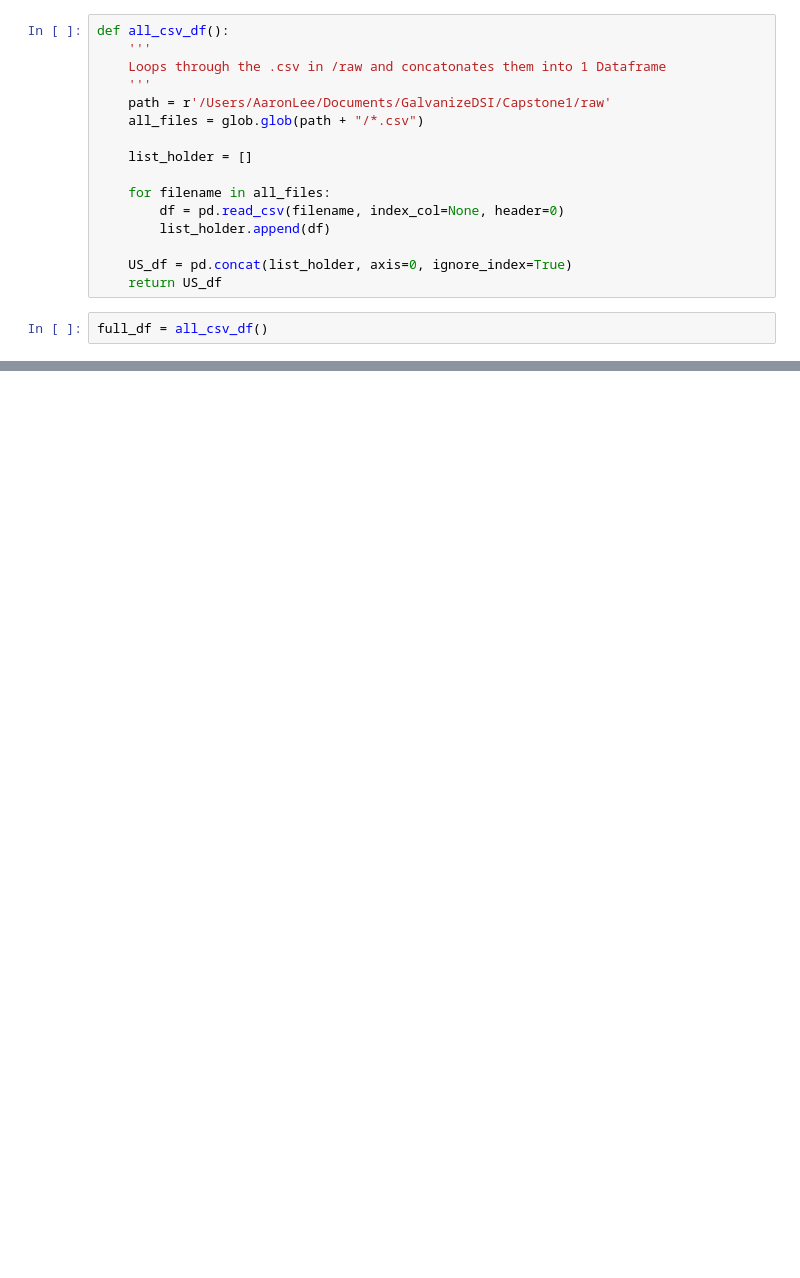
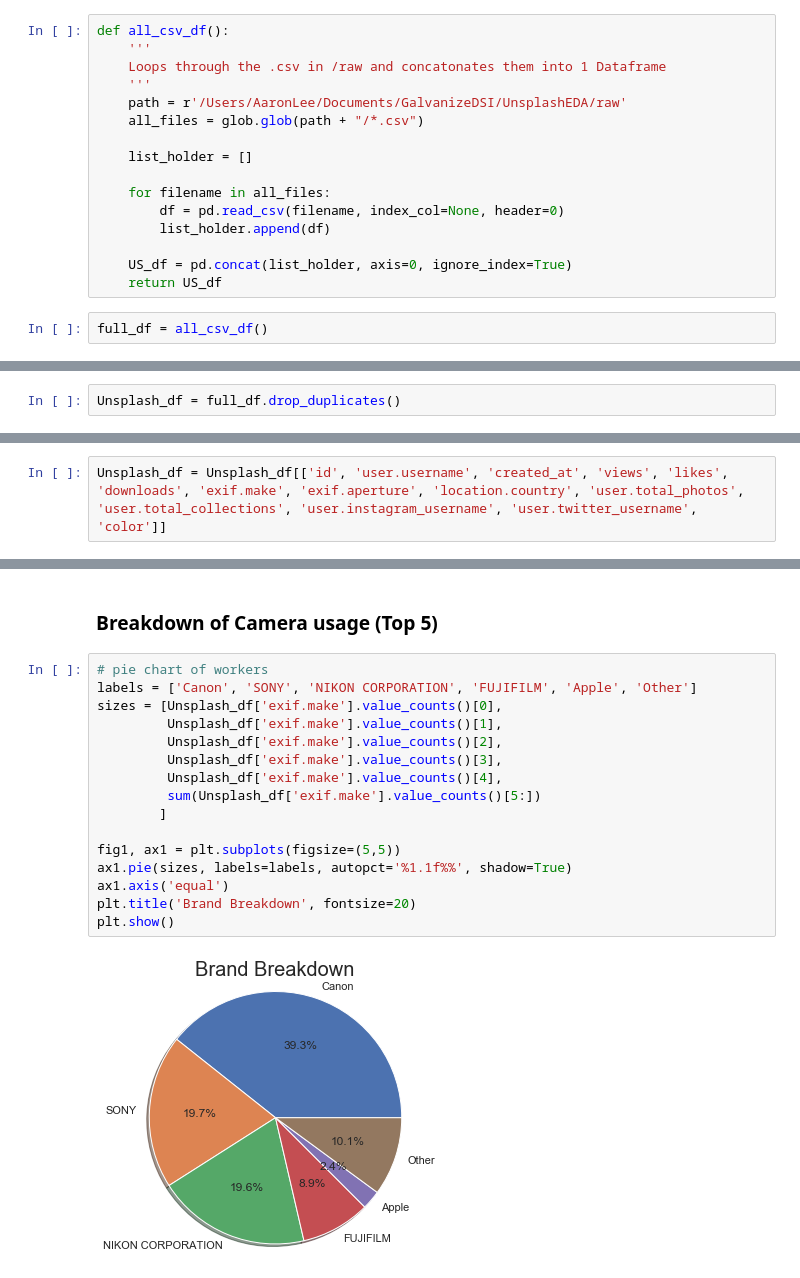
Before and after one commit to Aaronhjlee/UnsplashEDA, a Jupyter notebook: UnsplashEDA.ipynb, the cells around one changed output, grey strips where cells are left out. Cells and saved outputs as stored; diff of their text form; blank space fills up the shorter version.

```diff
--- a/UnsplashEDA.ipynb
+++ b/UnsplashEDA.ipynb
@@ -12,7 +17,7 @@ def all_csv_df():
     '''
     Loops through the .csv in /raw and concatonates them into 1 Dataframe
     '''
-    path = r'/Users/AaronLee/Documents/GalvanizeDSI/Capstone1/raw'
+    path = r'/Users/AaronLee/Documents/GalvanizeDSI/UnsplashEDA/raw'
     all_files = glob.glob(path + "/*.csv")
 
     list_holder = []
@@ -69,0 +46,2 @@ width
+# %%
+Unsplash_df = full_df.drop_duplicates()
@@ -69,0 +60,2 @@ width
+# %%
+Unsplash_df = Unsplash_df[['id', 'user.username', 'created_at', 'views', 'likes', 'downloads', 'exif.make', 'exif.aperture', 'location.country', 'user.total_photos', 'user.total_collections', 'user.instagram_username', 'user.twitter_username', 'color']]
@@ -69,0 +78,20 @@ width
+# %% [markdown]
+### Breakdown of Camera usage (Top 5)
+# %%
+# pie chart of workers
+labels = ['Canon', 'SONY', 'NIKON CORPORATION', 'FUJIFILM', 'Apple', 'Other']
+sizes = [Unsplash_df['exif.make'].value_counts()[0],
+         Unsplash_df['exif.make'].value_counts()[1],
+         Unsplash_df['exif.make'].value_counts()[2],
+         Unsplash_df['exif.make'].value_counts()[3],
+         Unsplash_df['exif.make'].value_counts()[4],
+         sum(Unsplash_df['exif.make'].value_counts()[5:])
+        ]
+
+fig1, ax1 = plt.subplots(figsize=(5,5))
+ax1.pie(sizes, labels=labels, autopct='%1.1f%%', shadow=True)
+ax1.axis('equal')
+plt.title('Brand Breakdown', fontsize=20)
+plt.show()
+# %% [output]
+[figure, added]
```
Also changed, not shown: parts of 58 cells of this notebook, 10 other files.
